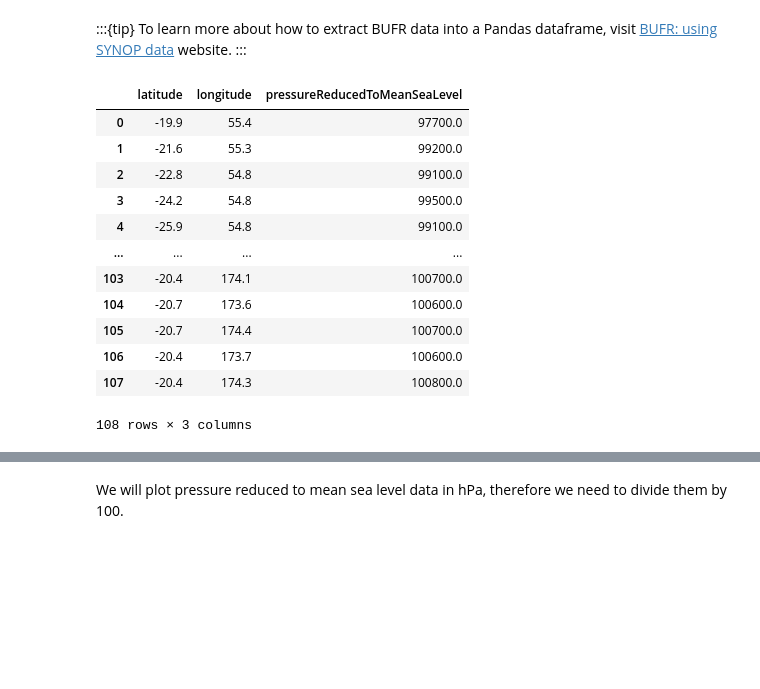
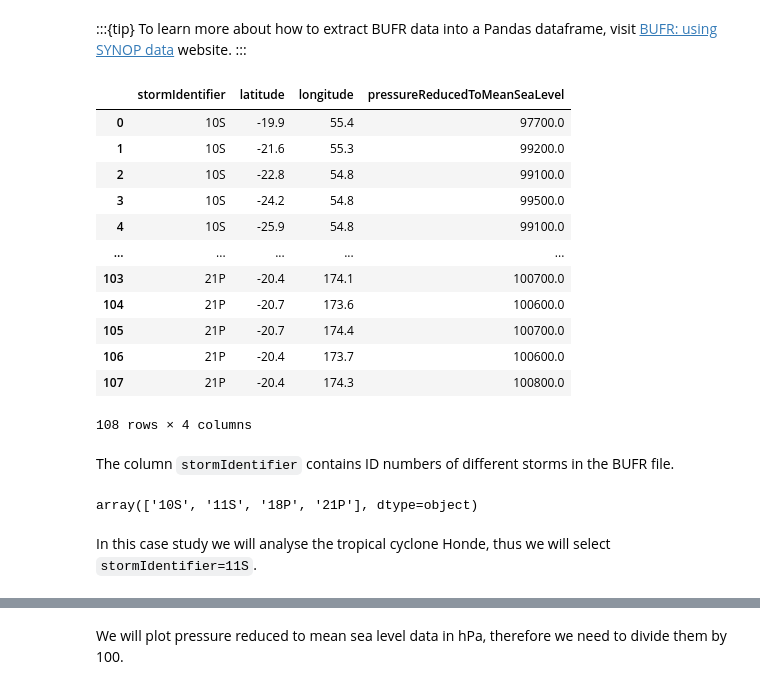
Before and after one commit to ECMWFCode4Earth/open-data-explorer, a Jupyter notebook: openDataVisio/examples/tropical-cyclone.ipynb, the cells around one changed output, grey strips where cells are left out. Drawn from its saved outputs; the diff is of its cells as text; code cells hidden in the pictures; blank space fills up the shorter version.

```diff
--- a/openDataVisio/examples/tropical-cyclone.ipynb
+++ b/openDataVisio/examples/tropical-cyclone.ipynb
@@ -93,19 +93,27 @@ ds.ls()
 To learn more about how to extract BUFR data into a Pandas dataframe, visit [BUFR: using SYNOP data](https://earthkit-data.readthedocs.io/en/latest/examples/bufr_synop.html) website.
 :::
 # %%
-df = ds.to_pandas(columns=["latitude", "longitude", "pressureReducedToMeanSeaLevel"])
+df = ds.to_pandas(columns=["stormIdentifier", "latitude", "longitude", "pressureReducedToMeanSeaLevel"])
 df
 # %% [output]
-|  | latitude | longitude | pressureReducedToMeanSeaLevel |
-| 0 | -19.9 | 55.4 | 97700.0 |
-| 1 | -21.6 | 55.3 | 99200.0 |
-| 2 | -22.8 | 54.8 | 99100.0 |
-| 3 | -24.2 | 54.8 | 99500.0 |
-| 4 | -25.9 | 54.8 | 99100.0 |
-| ... | ... | ... | ... |
-| 103 | -20.4 | 174.1 | 100700.0 |
-| 104 | -20.7 | 173.6 | 100600.0 |
-| 105 | -20.7 | 174.4 | 100700.0 |
-| 106 | -20.4 | 173.7 | 100600.0 |
-| 107 | -20.4 | 174.3 | 100800.0 |
+|  | stormIdentifier | latitude | longitude | pressureReducedToMeanSeaLevel |
+| 0 | 10S | -19.9 | 55.4 | 97700.0 |
+| 1 | 10S | -21.6 | 55.3 | 99200.0 |
+| 2 | 10S | -22.8 | 54.8 | 99100.0 |
+| 3 | 10S | -24.2 | 54.8 | 99500.0 |
+| 4 | 10S | -25.9 | 54.8 | 99100.0 |
+| ... | ... | ... | ... | ... |
+| 103 | 21P | -20.4 | 174.1 | 100700.0 |
+| 104 | 21P | -20.7 | 173.6 | 100600.0 |
+| 105 | 21P | -20.7 | 174.4 | 100700.0 |
+| 106 | 21P | -20.4 | 173.7 | 100600.0 |
+| 107 | 21P | -20.4 | 174.3 | 100800.0 |
-108 rows × 3 columns
+108 rows × 4 columns
+# %% [markdown]
+The column `stormIdentifier` contains ID numbers of different storms in the BUFR file.
+# %%
+df["stormIdentifier"].unique()
+# %% [output]
+array(['10S', '11S', '18P', '21P'], dtype=object)
+# %% [markdown]
+In this case study we will analyse the tropical cyclone Honde, thus we will select `stormIdentifier=11S`.
```
Also changed, not shown: parts of 20 cells of this notebook, 17 other files.
